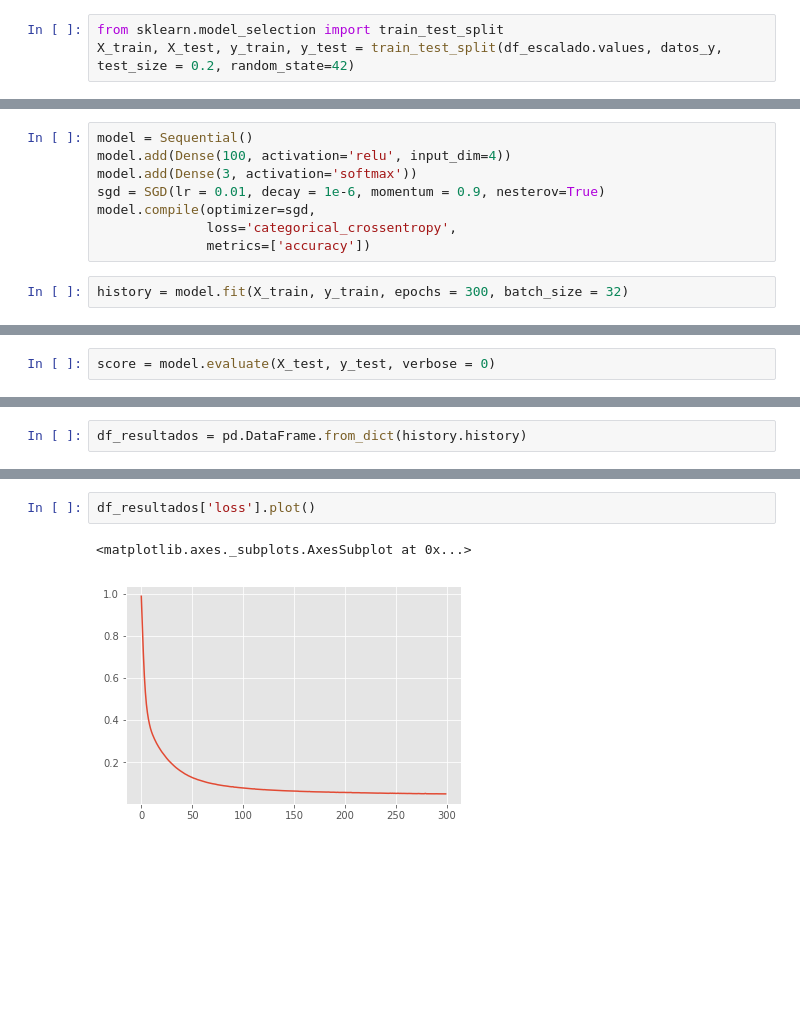
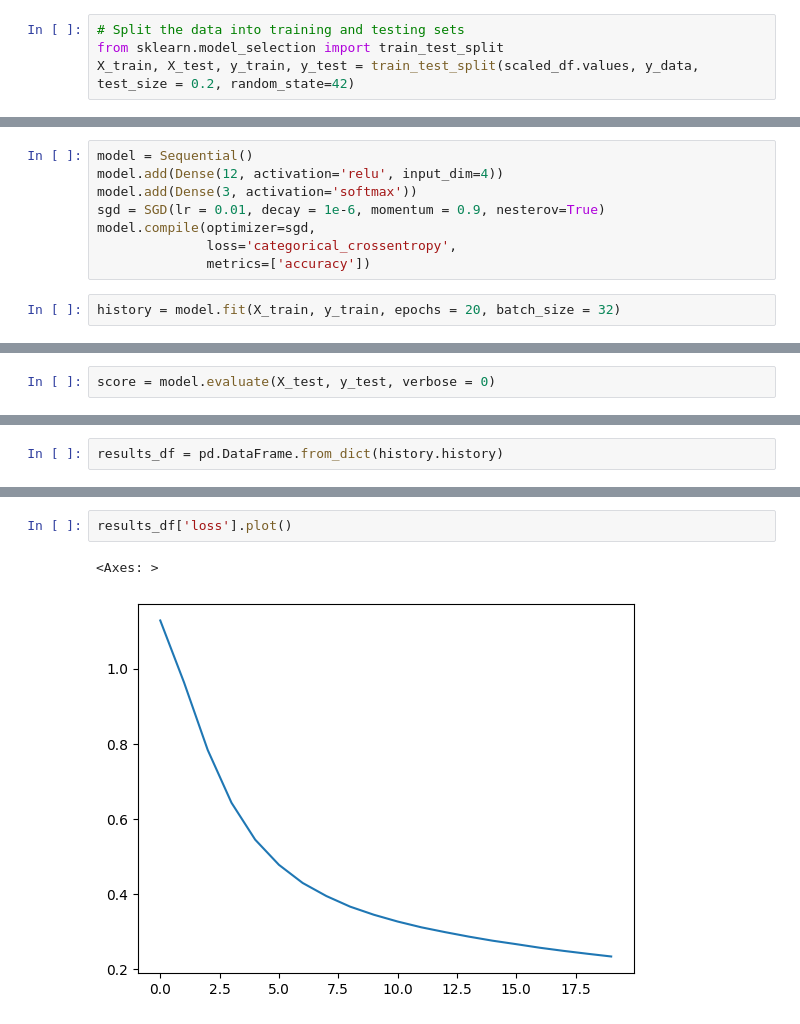
Before and after one commit to josetorronteras/MLP-Keras-Iris-Dataset, a Jupyter notebook: Iris MLP.ipynb, the cells around one changed output, grey strips where cells are left out. Saved outputs shown, nothing was run; the diff lists cells and outputs as text; blank space fills up the shorter version.

```diff
--- a/Iris MLP.ipynb
+++ b/Iris MLP.ipynb
@@ -91,4 +97,5 @@ plt.show()
 # %%
+# Split the data into training and testing sets
 from sklearn.model_selection import train_test_split
-X_train, X_test, y_train, y_test = train_test_split(df_escalado.values, datos_y, test_size = 0.2, random_state=42)
+X_train, X_test, y_train, y_test = train_test_split(scaled_df.values, y_data, test_size = 0.2, random_state=42)
 # %%
@@ -111,12 +120,12 @@ print(y_test.shape)
 (30, 3)
 # %%
 model = Sequential()
-model.add(Dense(100, activation='relu', input_dim=4))
+model.add(Dense(12, activation='relu', input_dim=4))
 model.add(Dense(3, activation='softmax'))
 sgd = SGD(lr = 0.01, decay = 1e-6, momentum = 0.9, nesterov=True)
 model.compile(optimizer=sgd,
               loss='categorical_crossentropy',
               metrics=['accuracy'])
 # %%
-history = model.fit(X_train, y_train, epochs = 300, batch_size = 32)
+history = model.fit(X_train, y_train, epochs = 20, batch_size = 32)
 # %% [output]
@@ -167,3 +180,3 @@ avg / total       1.00      1.00      1.00        30
  [ 0  0 11]]
 # %%
-df_resultados = pd.DataFrame.from_dict(history.history)
+results_df = pd.DataFrame.from_dict(history.history)
@@ -175,5 +188,5 @@ df_resultados['acc'].plot()
 # %%
-df_resultados['loss'].plot()
+results_df['loss'].plot()
 # %% [output]
-<matplotlib.axes._subplots.AxesSubplot at 0x...>
+<Axes: >
-[figure, old version]
+[figure, new version]
```
Also changed, not shown: parts of 17 cells of this notebook, 1 other file.
